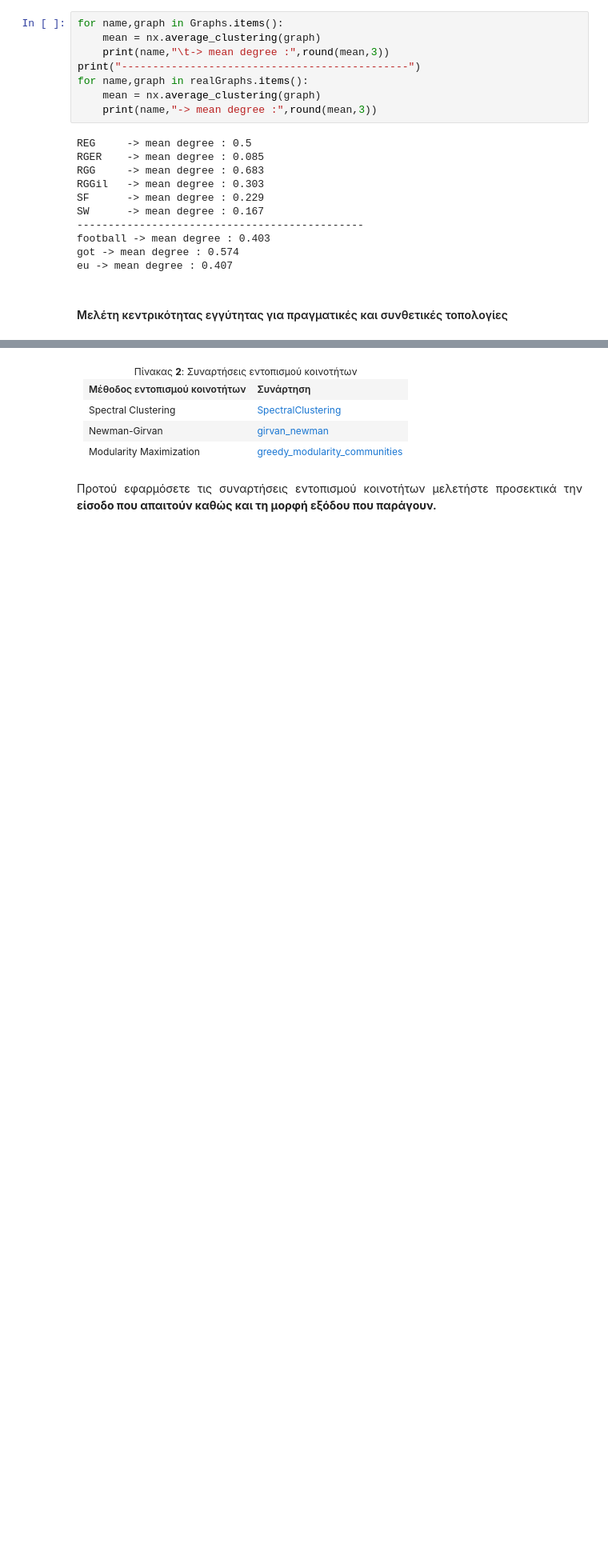
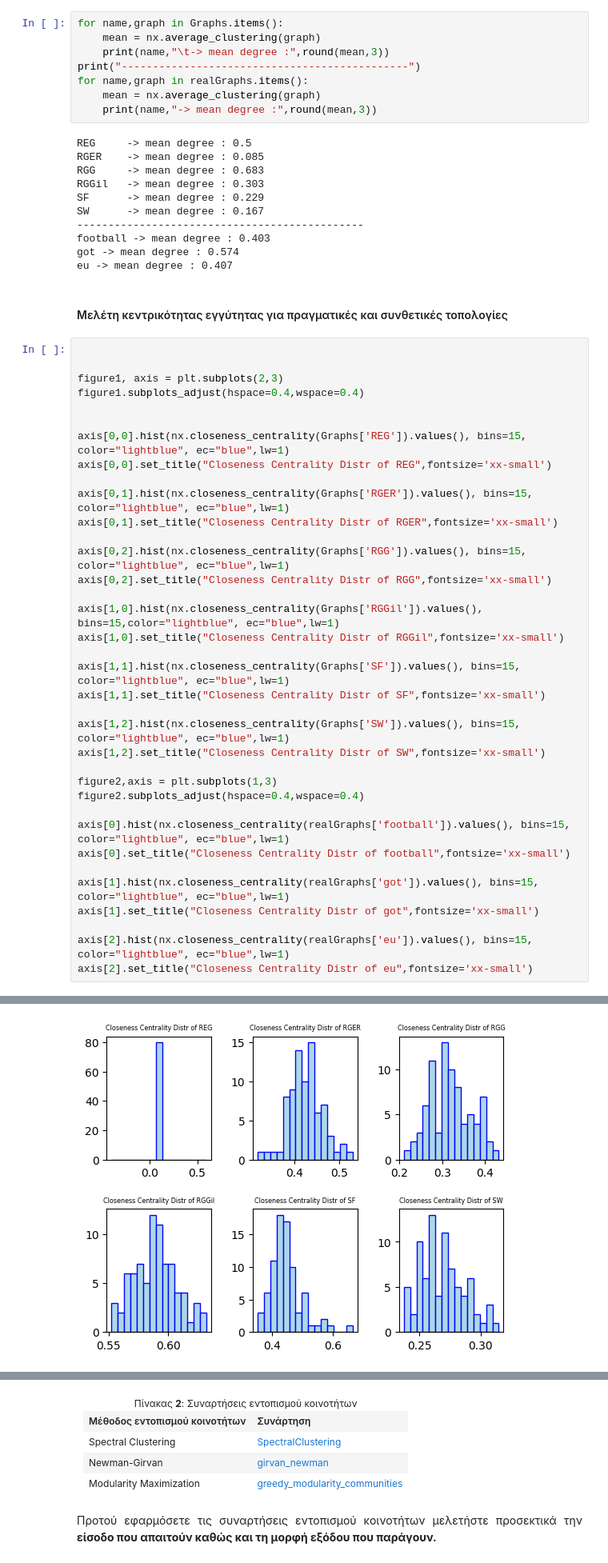
Before and after one commit to NicoleMp2/SocialNetworksAnalysis, a Jupyter notebook: ass2/lab2_2021_student_version.ipynb, the cells around one changed output, grey strips where cells are left out. Shown: that part at 80% size. Saved outputs shown, nothing was run; the diff lists cells and outputs as text; blank space fills up the shorter version.

Commit message:
closeness centrality ok

```diff
--- a/ass2/lab2_2021_student_version.ipynb
+++ b/ass2/lab2_2021_student_version.ipynb
@@ -244,3 +244,40 @@ got -> mean degree : 0.574
 eu -> mean degree : 0.407
 # %% [markdown]
 <h4>Μελέτη κεντρικότητας εγγύτητας για πραγματικές και συνθετικές τοπολογίες </h4>
+# %%
+
+
+figure1, axis = plt.subplots(2,3)
+figure1.subplots_adjust(hspace=0.4,wspace=0.4)
+
+
+axis[0,0].hist(nx.closeness_centrality(Graphs['REG']).values(), bins=15, color="lightblue", ec="blue",lw=1)
+axis[0,0].set_title("Closeness Centrality Distr of REG",fontsize='xx-small')
+
+axis[0,1].hist(nx.closeness_centrality(Graphs['RGER']).values(), bins=15, color="lightblue", ec="blue",lw=1)
+axis[0,1].set_title("Closeness Centrality Distr of RGER",fontsize='xx-small')
+
+axis[0,2].hist(nx.closeness_centrality(Graphs['RGG']).values(), bins=15, color="lightblue", ec="blue",lw=1)
+axis[0,2].set_title("Closeness Centrality Distr of RGG",fontsize='xx-small')
+
+axis[1,0].hist(nx.closeness_centrality(Graphs['RGGil']).values(), bins=15,color="lightblue", ec="blue",lw=1)
+axis[1,0].set_title("Closeness Centrality Distr of RGGil",fontsize='xx-small')
+
+axis[1,1].hist(nx.closeness_centrality(Graphs['SF']).values(), bins=15, color="lightblue", ec="blue",lw=1)
+axis[1,1].set_title("Closeness Centrality Distr of SF",fontsize='xx-small')
+
+axis[1,2].hist(nx.closeness_centrality(Graphs['SW']).values(), bins=15, color="lightblue", ec="blue",lw=1)
+axis[1,2].set_title("Closeness Centrality Distr of SW",fontsize='xx-small')
+
+figure2,axis = plt.subplots(1,3)
+figure2.subplots_adjust(hspace=0.4,wspace=0.4)
+
+axis[0].hist(nx.closeness_centrality(realGraphs['football']).values(), bins=15, color="lightblue", ec="blue",lw=1)
+axis[0].set_title("Closeness Centrality Distr of football",fontsize='xx-small')
+
+axis[1].hist(nx.closeness_centrality(realGraphs['got']).values(), bins=15, color="lightblue", ec="blue",lw=1)
+axis[1].set_title("Closeness Centrality Distr of got",fontsize='xx-small')
+
+axis[2].hist(nx.closeness_centrality(realGraphs['eu']).values(), bins=15, color="lightblue", ec="blue",lw=1)
+axis[2].set_title("Closeness Centrality Distr of eu",fontsize='xx-small')
+# %% [output]
@@ -246,0 +285 @@ eu -> mean degree : 0.407
+[figure, added]
```
Also changed, not shown: parts of 4 cells of this notebook.
